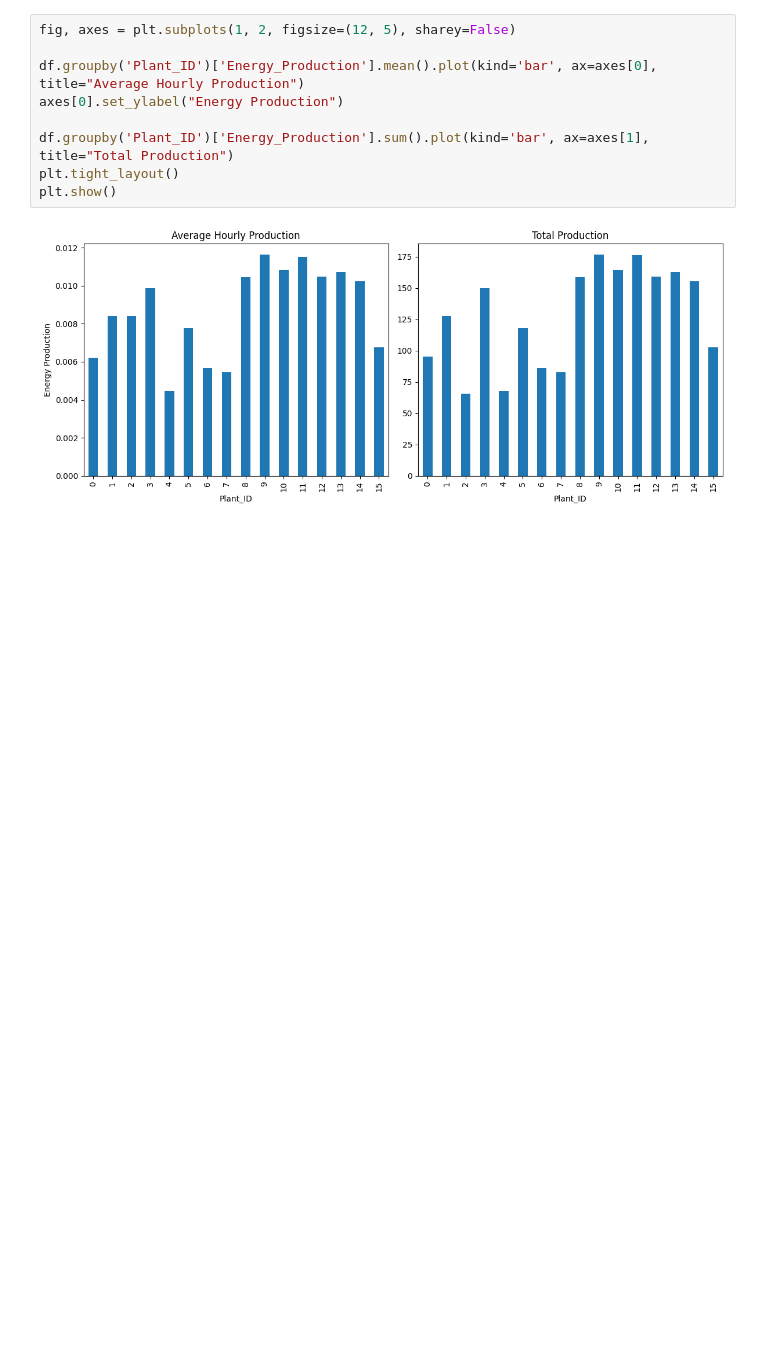
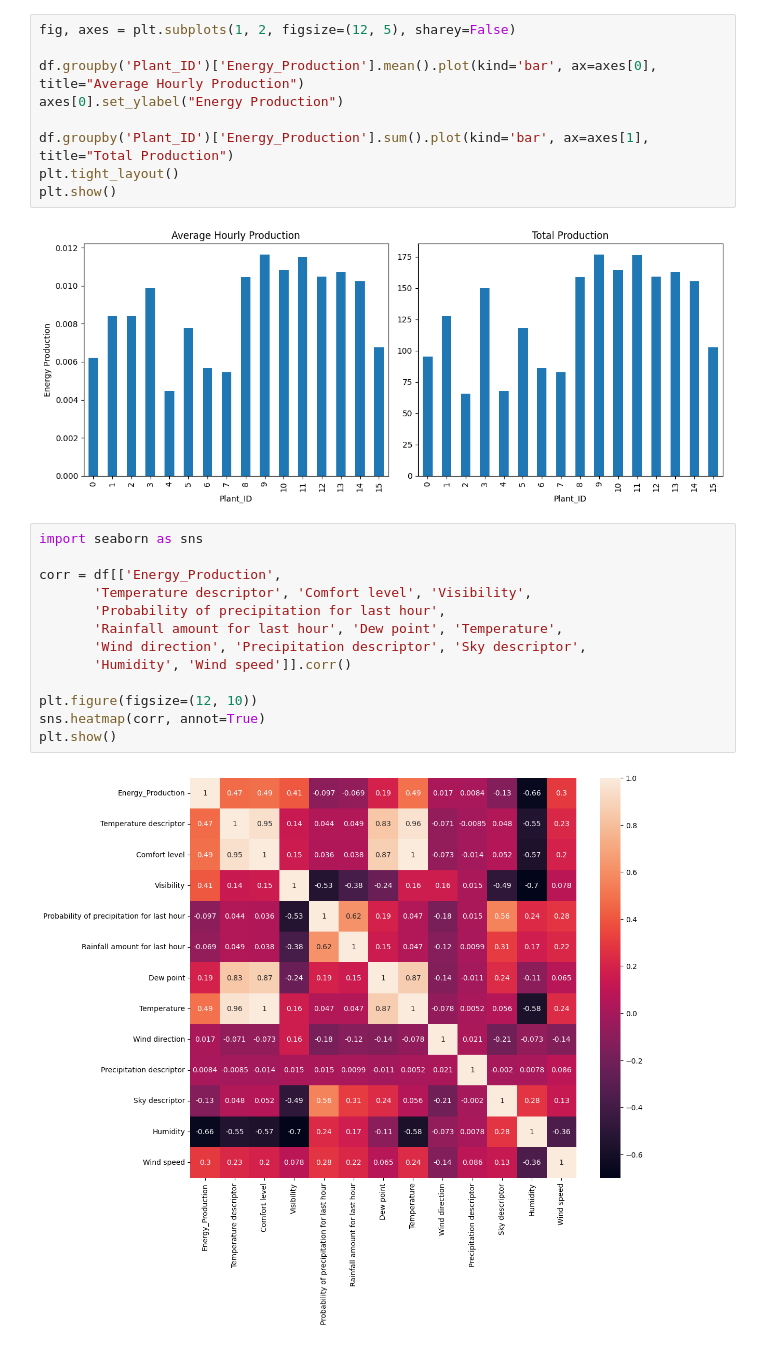
Before and after one commit to emschutt/Energy-Production-Forecasting, a Jupyter notebook: project_v0.ipynb, the cells around one changed output. Cells and saved outputs as stored; diff of their text form; blank space fills up the shorter version.

```diff
--- a/project_v0.ipynb
+++ b/project_v0.ipynb
@@ -107,3 +108,18 @@ plt.tight_layout()
 plt.show()
 # %% [output]
 [figure]
+# %%
+import seaborn as sns
+
+corr = df[['Energy_Production',
+       'Temperature descriptor', 'Comfort level', 'Visibility',
+       'Probability of precipitation for last hour',
+       'Rainfall amount for last hour', 'Dew point', 'Temperature',
+       'Wind direction', 'Precipitation descriptor', 'Sky descriptor',
+       'Humidity', 'Wind speed']].corr()
+
+plt.figure(figsize=(12, 10))
+sns.heatmap(corr, annot=True)
+plt.show()
+# %% [output]
+[figure, added]
```
Also changed, not shown: parts of 1 cell of this notebook.
